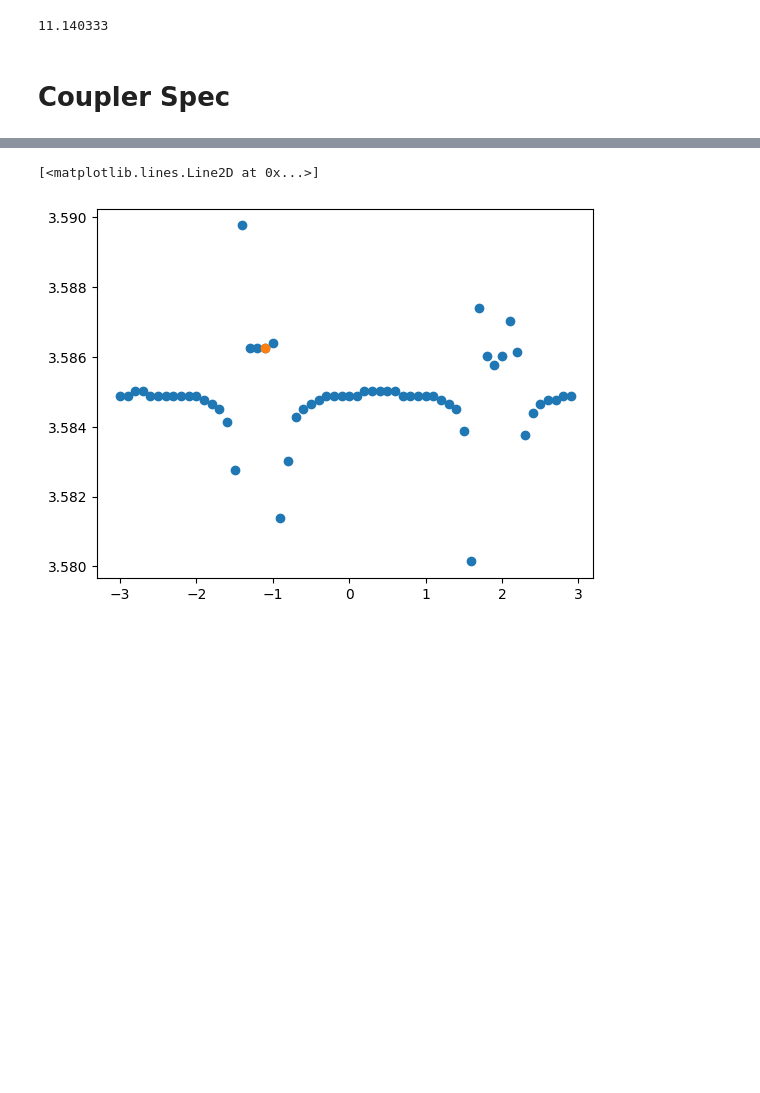
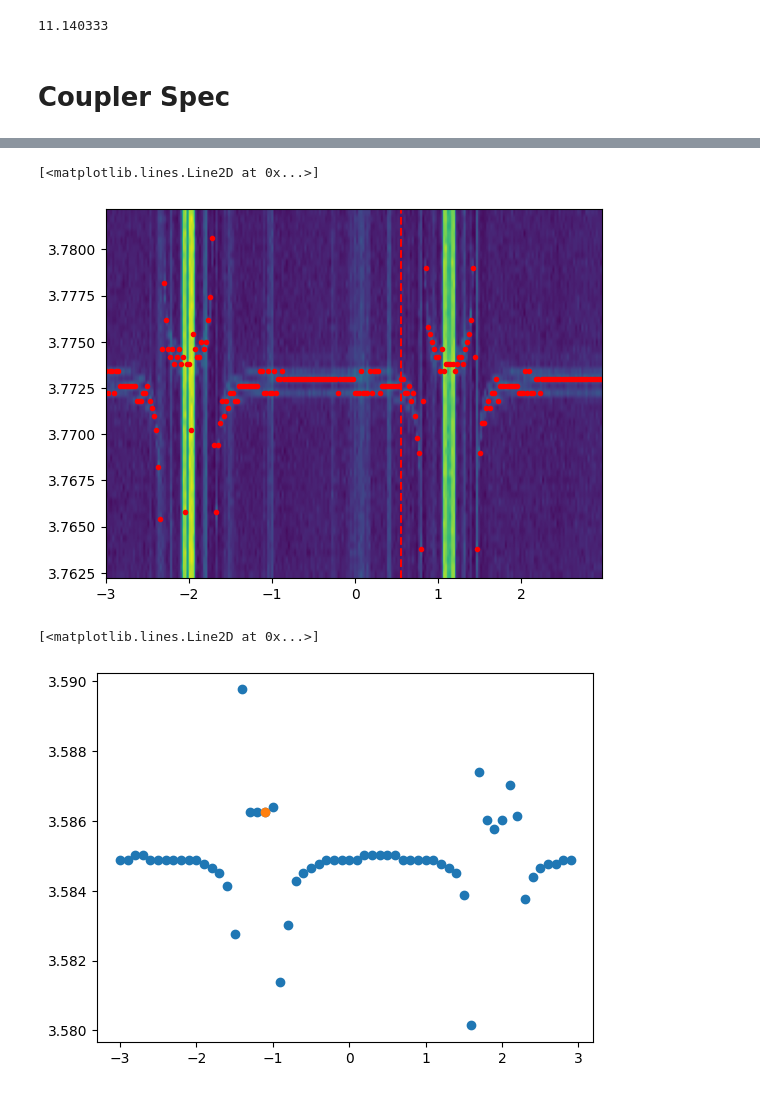
Before and after one commit to tergite/tergite-autocalibration, a Jupyter notebook: plot_cz.ipynb, the cells around one changed output, grey strips where cells are left out. Cells and saved outputs as stored; diff of their text form; code cells hidden in the pictures; blank space fills up the shorter version.

```diff
--- a/plot_cz.ipynb
+++ b/plot_cz.ipynb
@@ -30,3 +32,19 @@ plt.plot(dc2, peak_freqs2, 'o')
+# %%
+# dp = r'data_directory/20231213/20231213-111621-438-e0ddf9-coupler_spectroscopy/dataset.hdf5'
+dp = r'data_directory/20240115/20240115-223705-391-27290b-coupler_spectroscopy/dataset.hdf5'
+ds = load_dataset(dp)
+qubit = 'q21'
+freq = ds[f'spec_frequencies{qubit}'].values/1e9
+dc2 = ds[f'dc_currents'].values*1e3
+magnitudes = np.array([[np.linalg.norm(u) for u in v] for v in ds[f'y{qubit}']])
+plt.imshow(magnitudes.T, aspect='auto', extent=[dc2[0], dc2[-1], freq[0], freq[-1]], origin='lower')
+peaks = np.argmax(magnitudes, axis=1)
+plt.vlines(0.550, freq[0], freq[-1], color='red',linestyles='dashed')
+peak_freqs2 = freq[peaks]
+plt.plot(dc2, peak_freqs2,'.', color='red')
+# %% [output]
+[<matplotlib.lines.Line2D at 0x...>]
+[figure, added]
 # %%
 dp = r'data_directory/20231206/20231206-233435-108-60fa17-coupler_spectroscopy/dataset.hdf5'
 ds = load_dataset(dp)
```
Also changed, not shown: parts of 1 cell of this notebook, 29 other files.
